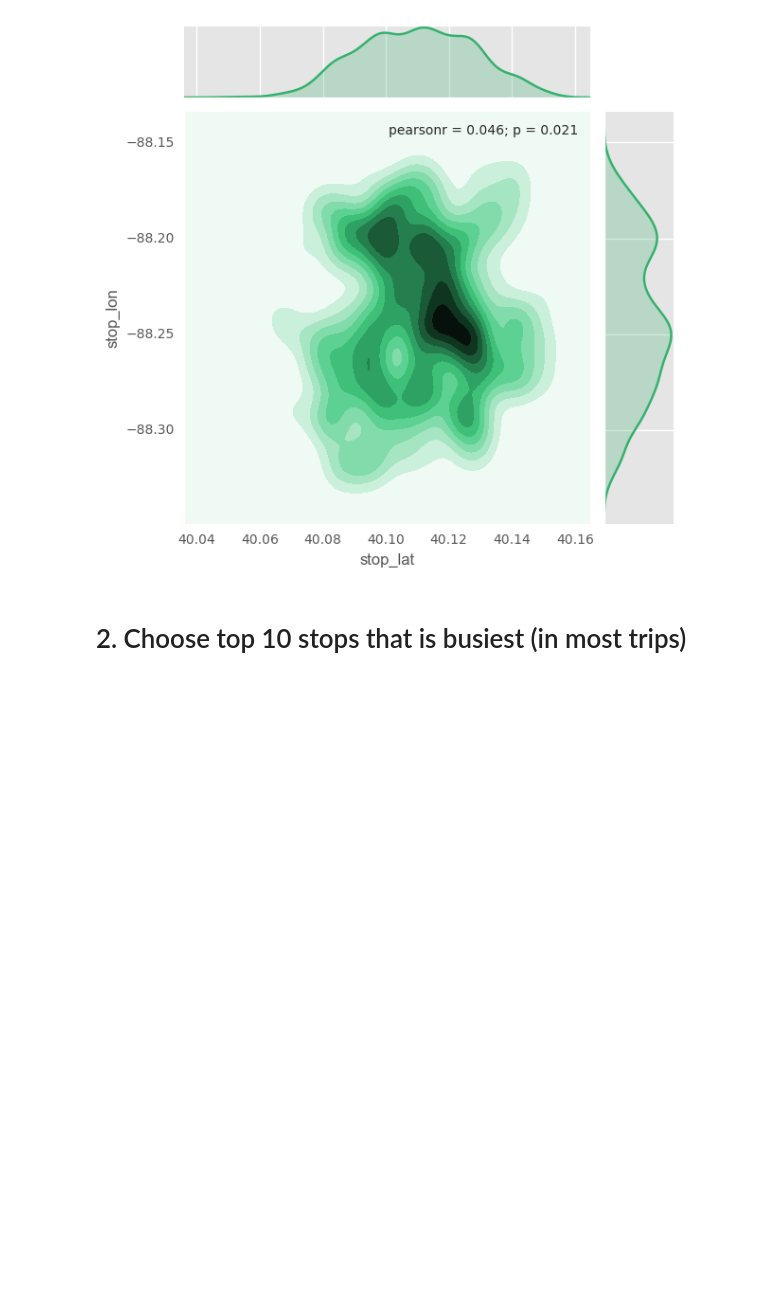
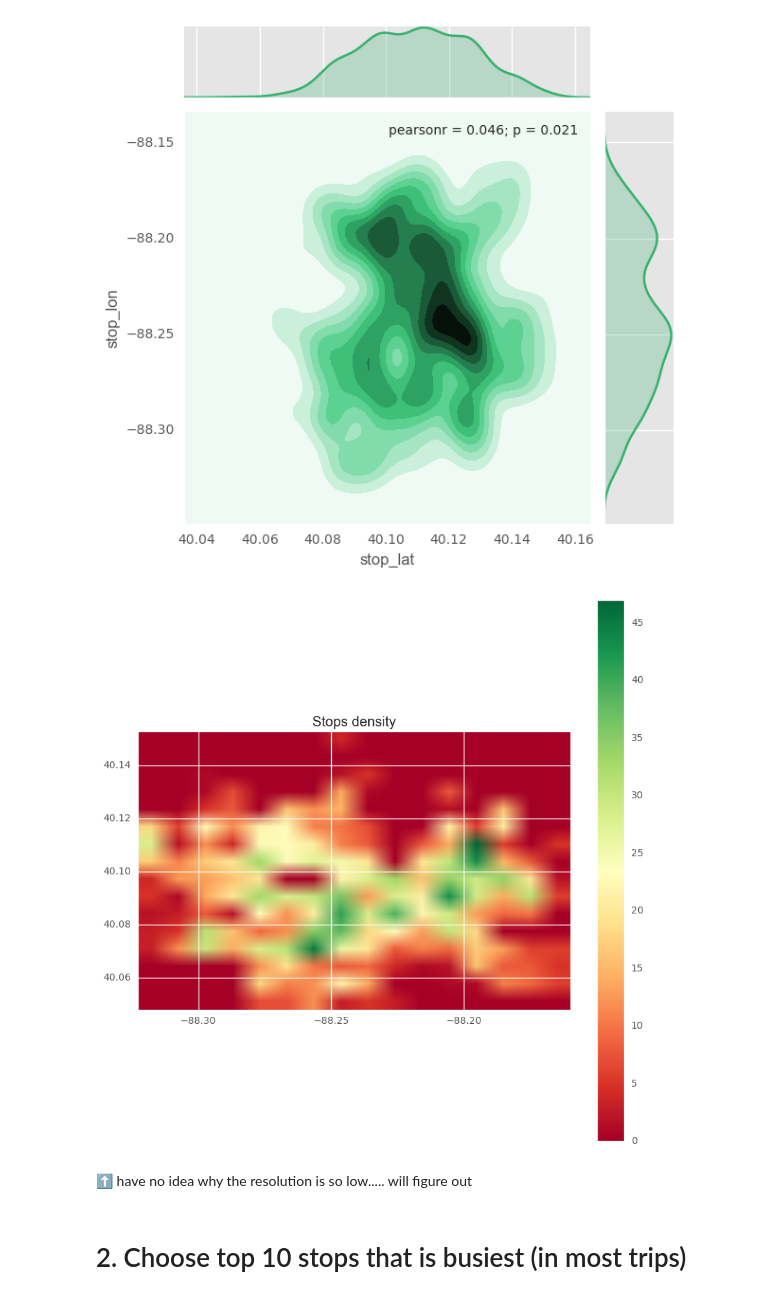
Before and after one commit to UIUC-iSchool-DataViz/project-spring2017, a Jupyter notebook: part1/P1Q2 Stops (20170409).ipynb, the cells around one changed output. Saved outputs shown, nothing was run; the diff lists cells and outputs as text; code cells hidden in the pictures; blank space fills up the shorter version.

```diff
--- a/part1/P1Q2 Stops (20170409).ipynb
+++ b/part1/P1Q2 Stops (20170409).ipynb
@@ -85,3 +154,34 @@ ax=sns.jointplot(x="stop_lat",y='stop_lon',data=stops,kind="kde", color="#32b16c
+# %%
+plt.rcParams["figure.figsize"] = (10, 10)
+stats=dataset.stats()
+lon_min=stats["stop_lon"][0]
+lon_max=stats["stop_lon"][1]
+lat_min=stats["stop_lat"][0]
+lat_max=stats["stop_lat"][1]
+num_bins=16
+lon=np.mgrid[lon_min:lon_max:(num_bins+1)*1j]
+lat=np.mgrid[lat_min:lat_max:(num_bins+1)*1j]
+stops_count=np.zeros((num_bins,num_bins))
+for i in range(num_bins):
+    left_lat=lat[i]
+    right_lat=lat[i+1]
+    filter_lat_left=dataset.filter_gt("stop_lat",left_lat)
+    filter_lat_right=filter_lat_left.filter_lt("stop_lat",right_lat)
+    for j in range(num_bins):
+        left_lon=lon[j]
+        right_lon=lon[j+1]
+        filter_lon_left=filter_lat_right.filter_gt("stop_lon",left_lon)
+        filter_lon_right=filter_lon_left.filter_lt("stop_lon",right_lon)
+        stops_count[i,j]+=filter_lon_right.size()
+
+plt.imshow(stops_count,extent=(lon_min,lon_max,lat_min,lat_max),cmap=plt.cm.RdYlGn)
+plt.title("Stops density")
+color_bar=plt.colorbar()
+# %% [output]
+[figure, added]
+# %% [markdown]
+⬆️ have no idea why the resolution is so low.....
+will figure out
 # %% [markdown]
 # 2. Choose top 10 stops that is busiest (in most trips)
 # %%
```
Also changed, not shown: parts of 11 cells of this notebook, 3 other files.
